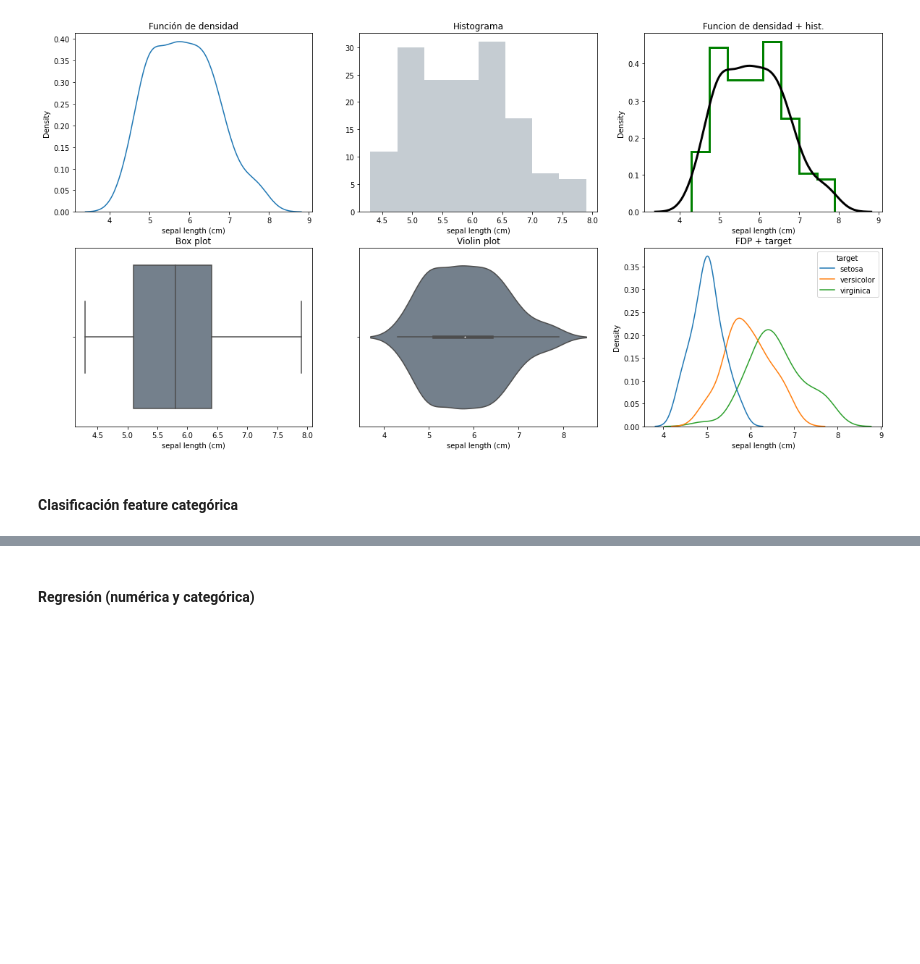
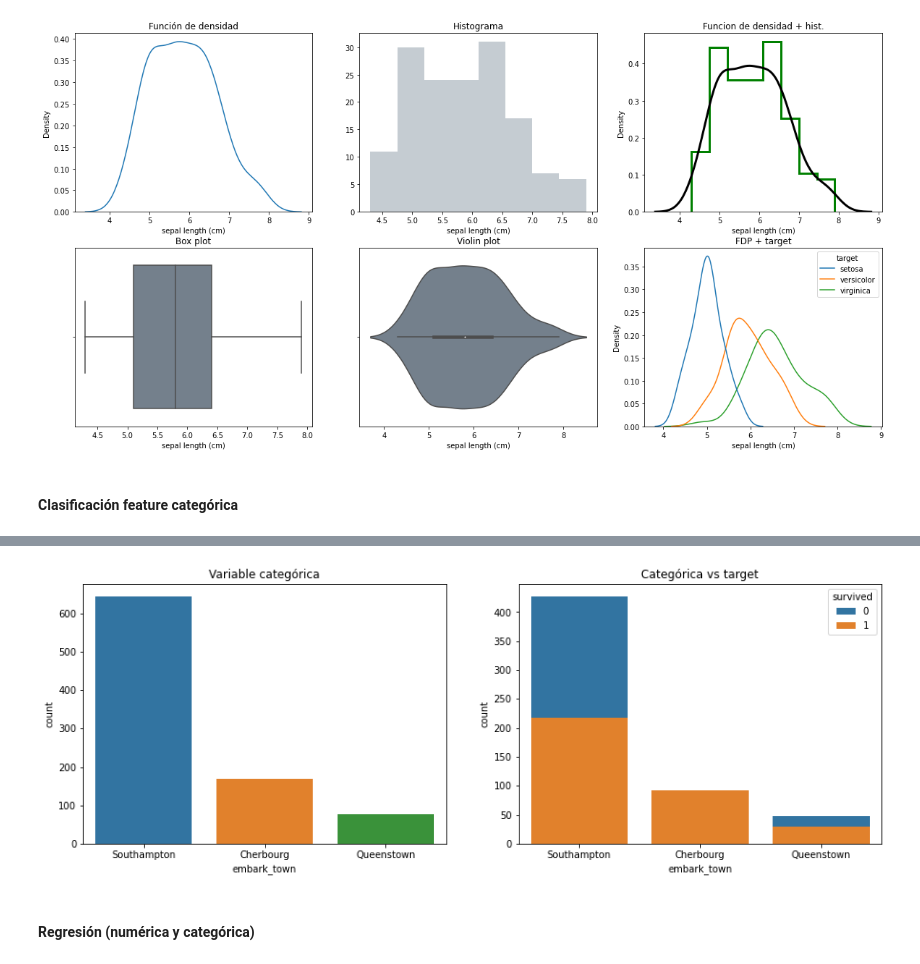
Before and after one commit to albertoromv/thebridge_ft_abr21, a Jupyter notebook: 3-Machine Learning/2-Supervisado/9 ML Guide/ML Guide_Clase.ipynb, the cells around one changed output, grey strips where cells are left out. Saved outputs shown, nothing was run; the diff lists cells and outputs as text; code cells hidden in the pictures; blank space fills up the shorter version.

```diff
--- a/3-Machine Learning/2-Supervisado/9 ML Guide/ML Guide_Clase.ipynb
+++ b/3-Machine Learning/2-Supervisado/9 ML Guide/ML Guide_Clase.ipynb
@@ -73,6 +73,31 @@ En este notebook encontrarás una guía de cómo afrontar un problema de Machine
 </dl>
 # %% [markdown]
 <img src="./img/ml_pipeline.png" alt="drawing" width="650"/>
+# %%
+import warnings
+import pandas as pd
+import numpy as np
+import seaborn as sns
+import matplotlib.pyplot as plt
+from scipy import stats
+
+from sklearn.datasets import load_boston
+from sklearn.model_selection import train_test_split
+from sklearn.datasets import load_iris
+
+warnings.filterwarnings("ignore")
+
+iris_df = pd.DataFrame(load_iris()["data"], columns = load_iris()["feature_names"])
+iris_df["target"] = load_iris()["target_names"][load_iris()["target"]]
+
+titanic_df = sns.load_dataset("titanic")
+
+diamonds_df = sns.load_dataset("diamonds")
+
+boston_df = pd.DataFrame(load_boston()["data"], columns=load_boston()["feature_names"])
+boston_df["target"] = load_boston()["target"]
+
+#diamonds_df.head()
 # %%
 diamonds_df.head()
 # %% [output]
@@ -669,3 +803,15 @@ axes[0, 2].set_title("Funcion de densidad + hist.")
+# %%
+fig, axes = plt.subplots(1, 2, figsize=(15, 5))
+
+# Conteo de categorica
+sns.countplot(titanic_df["embark_town"], ax=axes[0])
+axes[0].set_title("Variable categórica")
+
+# Categorica vs target
+sns.countplot(titanic_df["embark_town"], hue=titanic_df["survived"], ax=axes[1], dodge=False)
+axes[1].set_title("Categórica vs target");
+# %% [output]
+[figure, added]
 # %% [markdown]
 #### Regresión (numérica y categórica)
 # %%
```
Also changed, not shown: parts of 38 cells of this notebook.
